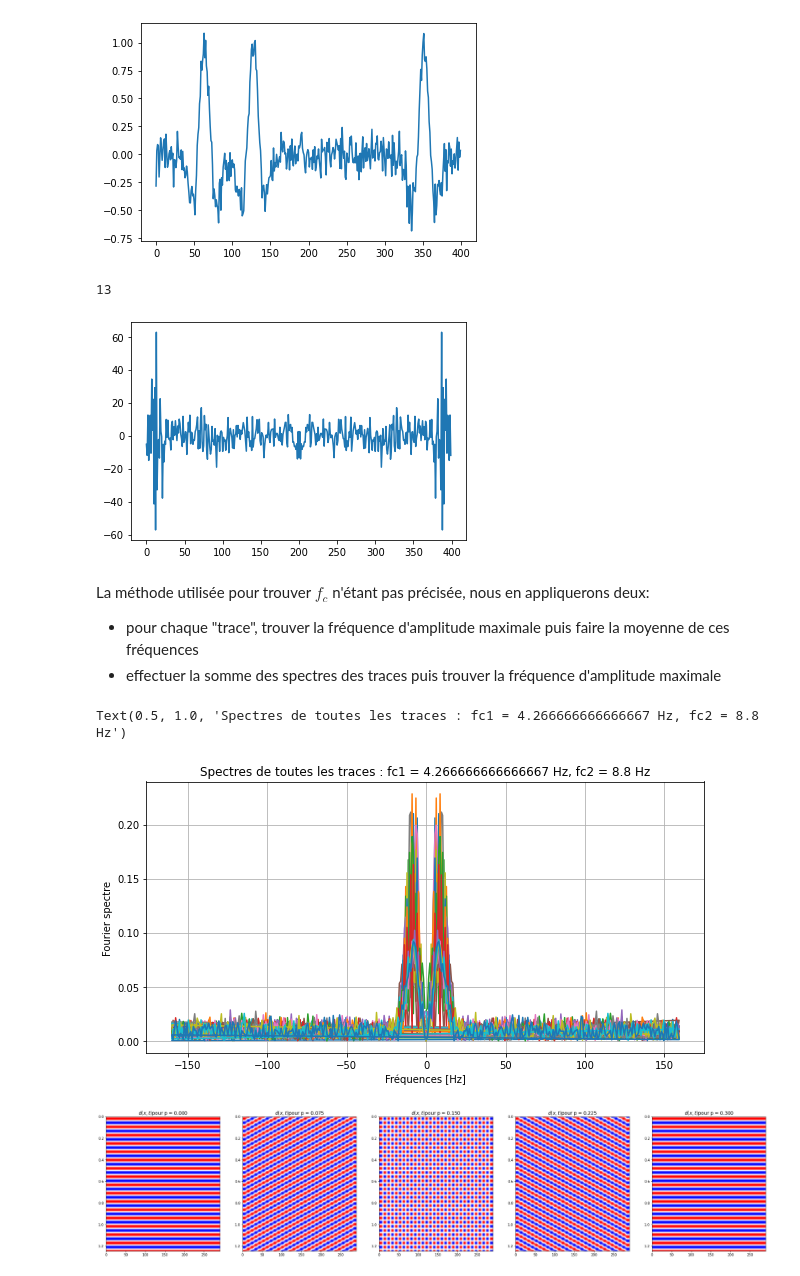
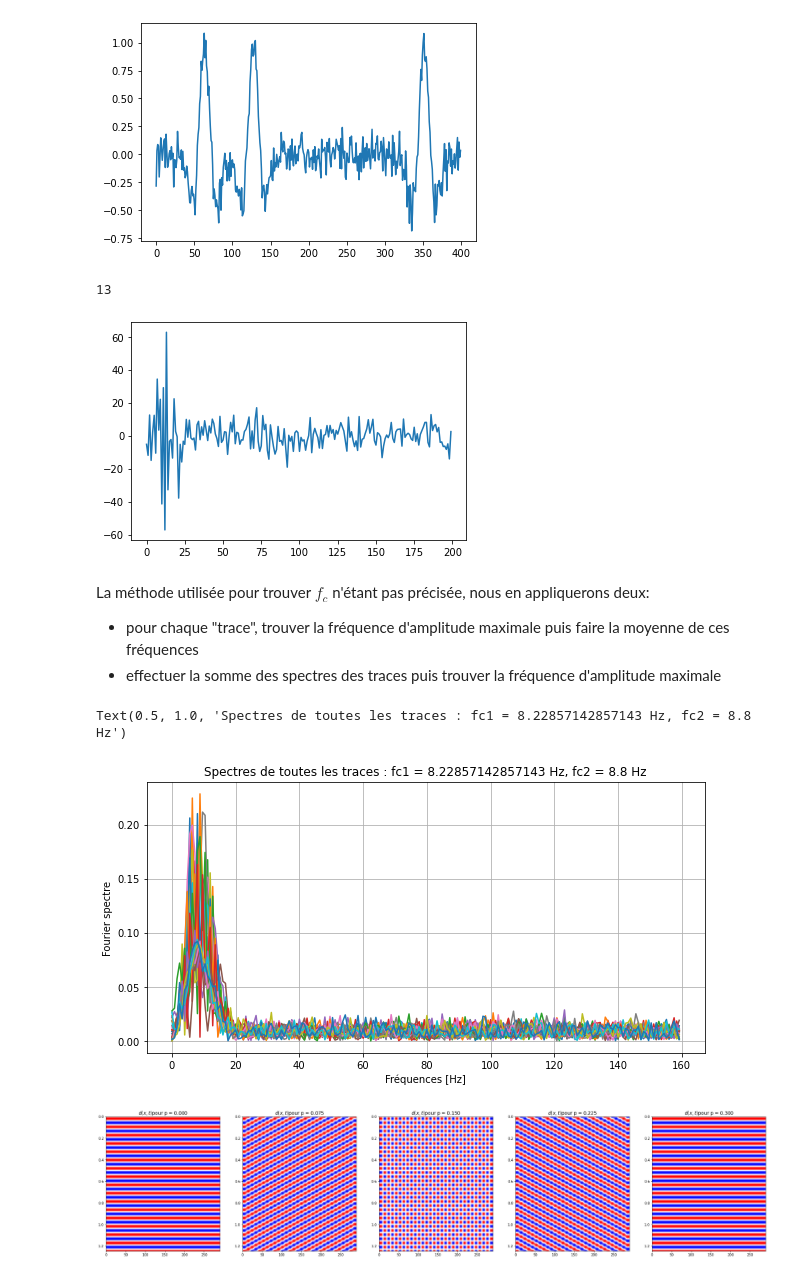
Before and after one commit to 21pili/tds, a Jupyter notebook: mini_projet_groupe1.ipynb, the cells around one changed output. Saved outputs shown, nothing was run; the diff lists cells and outputs as text; code cells hidden in the pictures.

```diff
--- a/mini_projet_groupe1.ipynb
+++ b/mini_projet_groupe1.ipynb
@@ -125,45 +125,45 @@ def fc():
         sum_spectre += np.fft.fft(trace(x))
     return sum_spectre
 # %%
-spectre = fc()
+spectre = fc()[0:200]
 plt.plot(spectre)
 max = np.argmax(spectre[0:50])
 print(max)
 # %% [output]
 13
-[figure, old version]
+[figure, new version]
 # %% [markdown]
 La méthode utilisée pour trouver $f_c$ n'étant pas précisée, nous en appliquerons deux:
 * pour chaque "trace", trouver la fréquence d'amplitude maximale puis faire la moyenne de ces fréquences
 * effectuer la somme des spectres des traces puis trouver la fréquence d'amplitude maximale
 # %%
 # choix de fréquences
-frequences = np.fft.fftfreq(nt,dt)
+frequences = np.fft.fftfreq(nt,dt)[0:200]
 
 # liste des fréquences maximales
 fc_list = []
 # somme des spectre
 spectre_sum = np.zeros(len(frequences))
 fig, ax1 = plt.subplots(figsize = (10,5))
 for i in range(nx):
     if i not in mtr:
-        fft = np.fft.fft(trace(i))
+        fft = np.fft.fft(trace(i))[0:200]
         spectre = 2.0/nt * np.abs(fft)
 
         spectre_sum += spectre # mise à jour de la somme
         fc_list.append(frequences[np.argmax(spectre)]) # stockage de la fréquence
 
         ax1.plot(frequences, spectre)
 ax1.set_xlabel("Fréquences [Hz]")
 ax1.set_ylabel("Fourier spectre")
 ax1.grid()
 
 fc1 = np.mean(fc_list)
 fc2 = frequences[np.argmax(spectre_sum)]
 ax1.set_title(f"Spectres de toutes les traces : fc1 = {fc1} Hz, fc2 = {fc2} Hz")
 # %% [output]
-Text(0.5, 1.0, 'Spectres de toutes les traces : fc1 = 4.266666666666667 Hz, fc2 = 8.8 Hz')
+Text(0.5, 1.0, 'Spectres de toutes les traces : fc1 = 8.22857142857143 Hz, fc2 = 8.8 Hz')
-[figure, old version]
+[figure, new version]
 # %%
 def d(p):
     d_p = np.zeros((nt,nx))
```
